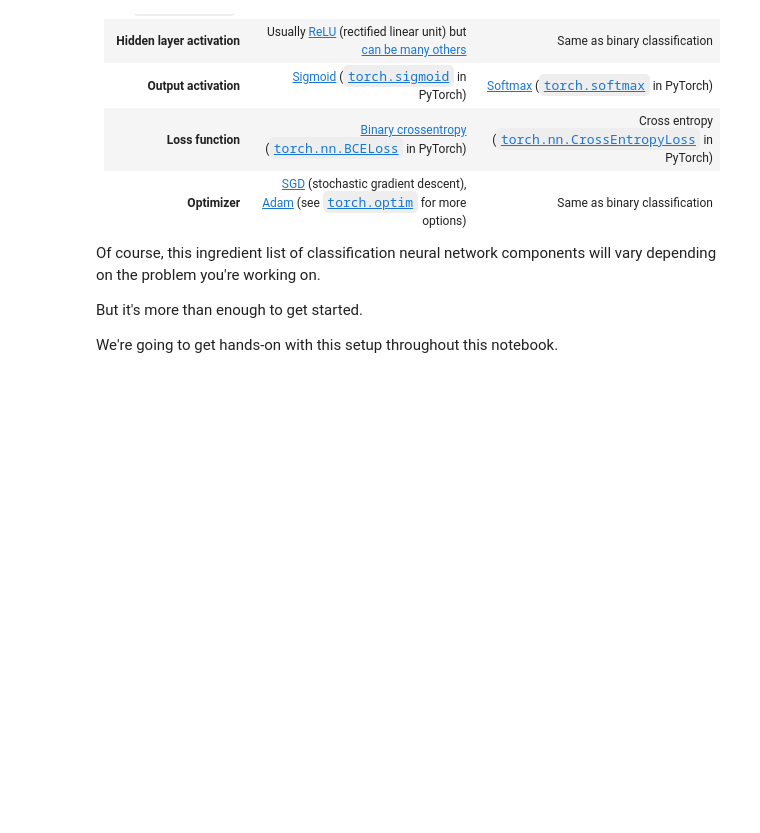
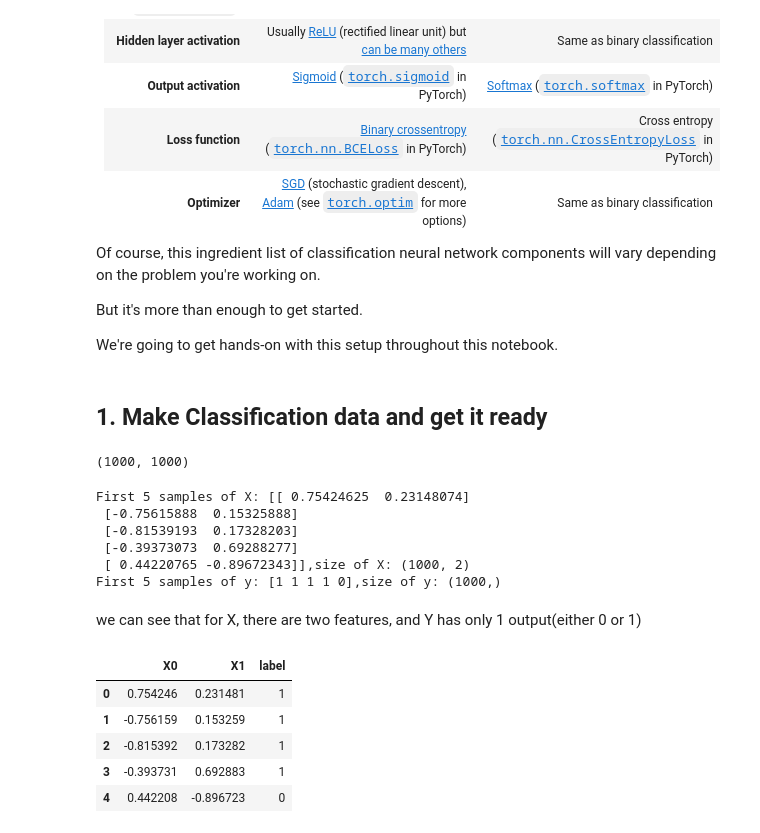
Before and after one commit to lirichardil/PyTorch, a Jupyter notebook: 02_PyTorch Neural Network Classification.ipynb, the cells around one changed output. Cells and saved outputs as stored; diff of their text form; code cells hidden in the pictures; blank space fills up the shorter version.

```diff
--- a/02_PyTorch Neural Network Classification.ipynb
+++ b/02_PyTorch Neural Network Classification.ipynb
@@ -78,3 +78,5 @@ Of course, this ingredient list of classification neural network components will
 But it's more than enough to get started.
 
 We're going to get hands-on with this setup throughout this notebook.
+# %% [markdown]
+## 1. Make Classification data and get it ready
@@ -80,0 +85,36 @@ We're going to get hands-on with this setup throughout this notebook.
+# %%
+from sklearn.datasets import make_circles
+
+# Make 1000 samples
+n_samples = 1000
+
+#Create circles
+X,y = make_circles(n_samples, noise=0.03, random_state=42)
+
+len(X), len(y)
+# %% [output]
+(1000, 1000)
+# %%
+print(f"First 5 samples of X: {X[:5]},size of X: {X.shape}")
+print(f"First 5 samples of y: {y[:5]},size of y: {y.shape} ")
+# %% [output]
+First 5 samples of X: [[ 0.75424625  0.23148074]
+ [-0.75615888  0.15325888]
+ [-0.81539193  0.17328203]
+ [-0.39373073  0.69288277]
+ [ 0.44220765 -0.89672343]],size of X: (1000, 2)
+First 5 samples of y: [1 1 1 1 0],size of y: (1000,)
+# %% [markdown]
+we can see that for X, there are two features, and Y has only 1 output(either 0 or 1)
+# %%
+import pandas as pd
+circles = pd.DataFrame({"X0":X[:,0],"X1":X[:,1],"label":y}) # input a dictionary
+
+circles.head()
+# %% [output]
+|  | X0 | X1 | label |
+| 0 | 0.754246 | 0.231481 | 1 |
+| 1 | -0.756159 | 0.153259 | 1 |
+| 2 | -0.815392 | 0.173282 | 1 |
+| 3 | -0.393731 | 0.692883 | 1 |
+| 4 | 0.442208 | -0.896723 | 0 |
```
Also changed, not shown: parts of 14 cells of this notebook, 1 other file.
